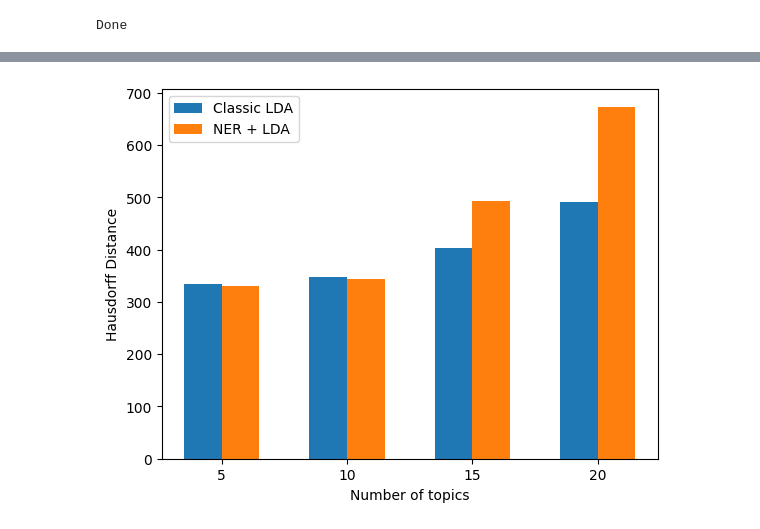
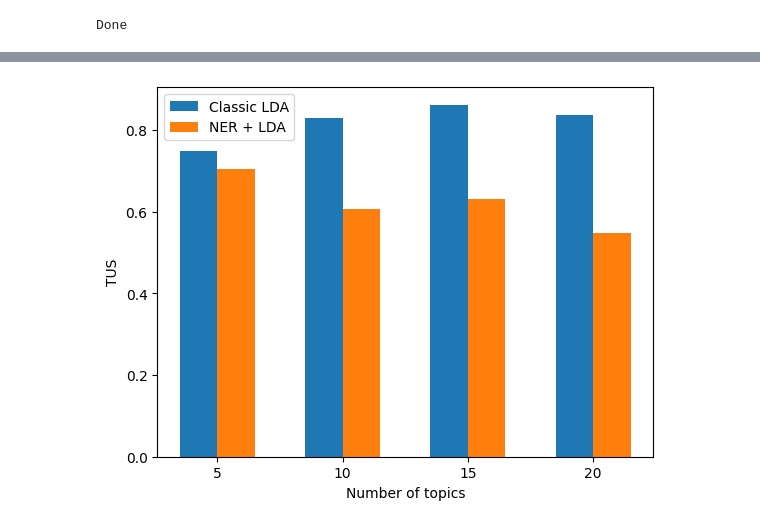
Before and after one commit to FIIT-MSc-projects/2023-Kretinin-NER_NN_for_text_classification, a Jupyter notebook: notebooks/topic_modeling_experiments.ipynb, the cells around one changed output, grey strips where cells are left out. Cells and saved outputs as stored; diff of their text form; code cells hidden in the pictures.

```diff
--- a/notebooks/topic_modeling_experiments.ipynb
+++ b/notebooks/topic_modeling_experiments.ipynb
@@ -465,24 +492,30 @@ def progress_bar(iteration, total):
 # %%
-results = {}
+results = {'tus': {}, 'hd': {}}
 corpuses = {"classic corpus": corpus, "extended corpus": corpus_extended}
 num_topics_arr = [5, 10, 15, 20]
 
-def do_test(tus=True):
+def do_test(use_lda = True):
     total_iter = len(corpuses) * len(num_topics_arr)
     curr_iter = 1
     for key in corpuses:
-        results[key] = {}
+        results['tus'][key] = {}
+        results['hd'][key] = {}
         for num_topics in num_topics_arr:
             progress_bar(curr_iter, total_iter)
-            lda_model = train_lda(corpuses[key], num_topics)
-            if tus:
-                _, score = calculate_tus(lda_model)
+            if use_lda:
+                lda_model = train_lda(corpuses[key], num_topics)
+                _, score_tus = calculate_tus(lda_model)
+                score_hd = calc_hausdorff_distance(lda_model)
             else:
-                score = calc_hausdorff_distance(lda_model)
-            results[key][str(num_topics)] = score
+                nmf_model = train_nmf(corpuses[key], num_topics)
+                _, score_tus = calculate_tus(nmf_model)
+                score_hd = calc_hausdorff_distance(nmf_model)
+
+            results['tus'][key][str(num_topics)] = score_tus
+            results['hd'][key][str(num_topics)] = score_hd
             curr_iter += 1
 
 # test_tus = True
-test_tus = False
-do_test(test_tus)
+use_lda = False
+do_test(use_lda)
 # %% [output]
@@ -516,39 +549,35 @@ plt.show()
 # %%
-data = {'classic': {'a': 1, 'b': 2, 'c': 3}, 'new': {'a': 3, 'b': 4, 'c': 5}}
+classic_keys = list(results['tus']['classic corpus'].keys())
+extended_keys = list(results['tus']['extended corpus'].keys())
 
-
-
-classic_keys = list(results['classic corpus'].keys())
-extended_keys = list(results['extended corpus'].keys())
-
-classic_values = list(results['classic corpus'].values())
-extended_values = list(results['extended corpus'].values())
+classic_values = list(results['tus']['classic corpus'].values())
+extended_values = list(results['tus']['extended corpus'].values())
 
 x_values = range(len(classic_keys))
 
 bar_width = 0.3
 
 # plot the bars for the classic dictionary values
 plt.bar(x_values, classic_values, align='edge', width=-bar_width, alpha=1, label='Classic LDA')
 
 # plot the bars for the new dictionary values
 plt.bar(x_values, extended_values, align='edge', width=bar_width, alpha=1, label='NER + LDA')
 
 # set the x-axis ticks and labels
 plt.xticks(x_values, classic_keys)
 
 # add a legend to the plot
 plt.legend()
 
-Y_str = "TUS" if test_tus else "Hausdorff Distance"
+Y_str = "TUS"
 
 # set the y-axis label
 plt.ylabel(Y_str)
 
 # set the x-axis label
 plt.xlabel('Number of topics')
 
 # show the plot
 plt.show()
 # %% [output]
-[figure, old version]
+[figure, new version]
```
Also changed, not shown: parts of 14 cells of this notebook, 2 other files.
